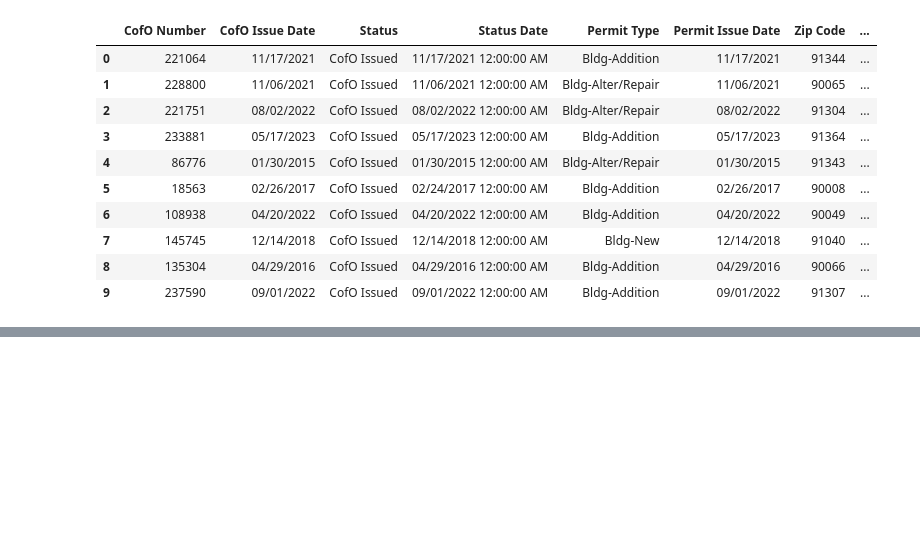
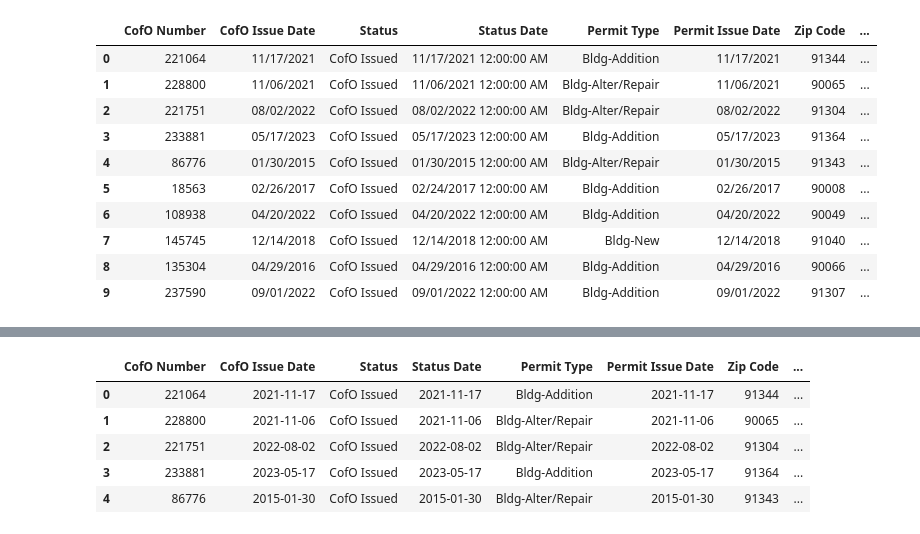
Before and after one commit to VennapuJayaram/Dap_sem1, a Jupyter notebook: connecting_to_mongodb.ipynb, the cells around one changed output, grey strips where cells are left out. Saved outputs shown, nothing was run; the diff lists cells and outputs as text; code cells hidden in the pictures; blank space fills up the shorter version.

```diff
--- a/connecting_to_mongodb.ipynb
+++ b/connecting_to_mongodb.ipynb
@@ -144,0 +159,16 @@ occupancy_df.head(10)
+# %%
+#converting data column into datetime format in occupancy dataframe for further analysis
+occupancy_df["CofO Issue Date"] = pd.to_datetime(occupancy_df["CofO Issue Date"], format='%m/%d/%Y')
+occupancy_df["Status Date"] = pd.to_datetime(occupancy_df["Status Date"])
+occupancy_df["Status Date"] = occupancy_df["Status Date"].dt.date
+occupancy_df["Permit Issue Date"] = pd.to_datetime(occupancy_df["Permit Issue Date"], format='%m/%d/%Y').dt.date
+# %%
+#Displaying the rows from the occupancy dataframe
+occupancy_df.head()
+# %% [output]
+|  | CofO Number | CofO Issue Date | Status | Status Date | Permit Type | Permit Issue Date | Zip Code | ... |
+| 0 | 221064 | 2021-11-17 | CofO Issued | 2021-11-17 | Bldg-Addition | 2021-11-17 | 91344 | ... |
+| 1 | 228800 | 2021-11-06 | CofO Issued | 2021-11-06 | Bldg-Alter/Repair | 2021-11-06 | 90065 | ... |
+| 2 | 221751 | 2022-08-02 | CofO Issued | 2022-08-02 | Bldg-Alter/Repair | 2022-08-02 | 91304 | ... |
+| 3 | 233881 | 2023-05-17 | CofO Issued | 2023-05-17 | Bldg-Addition | 2023-05-17 | 91364 | ... |
+| 4 | 86776 | 2015-01-30 | CofO Issued | 2015-01-30 | Bldg-Alter/Repair | 2015-01-30 | 91343 | ... |
```
Also changed, not shown: parts of 14 cells of this notebook.
